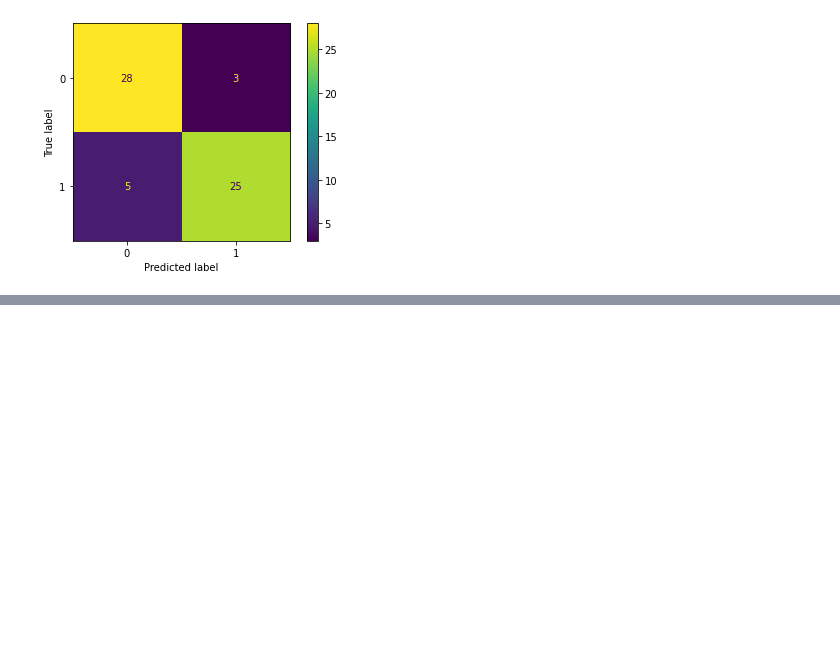
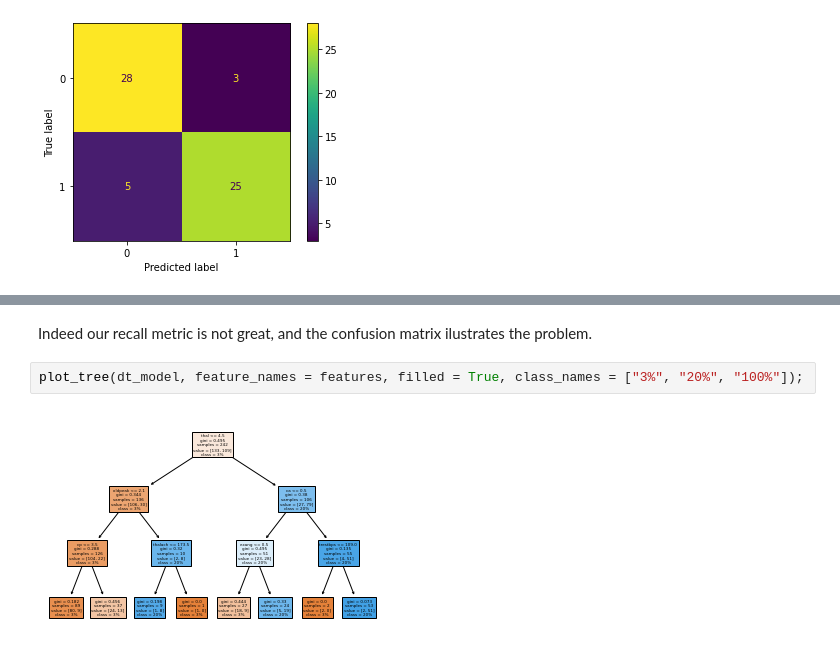
Before and after one commit to elnez/CREWES_proyect, a Jupyter notebook: EDA_HeartAttack.ipynb, the cells around one changed output, grey strips where cells are left out. Drawn from its saved outputs; the diff is of its cells as text; blank space fills up the shorter version.

```diff
--- a/EDA_HeartAttack.ipynb
+++ b/EDA_HeartAttack.ipynb
@@ -592,0 +608,6 @@ ConfusionMatrixDisplay.from_predictions(test[target], lr_pred_test)
+# %% [markdown]
+Indeed our recall metric is not great, and the confusion matrix ilustrates the problem.
+# %%
+plot_tree(dt_model, feature_names = features, filled = True, class_names = ["3%", "20%", "100%"]);
+# %% [output]
+[figure, added]
```
Also changed, not shown: parts of 33 cells of this notebook.
